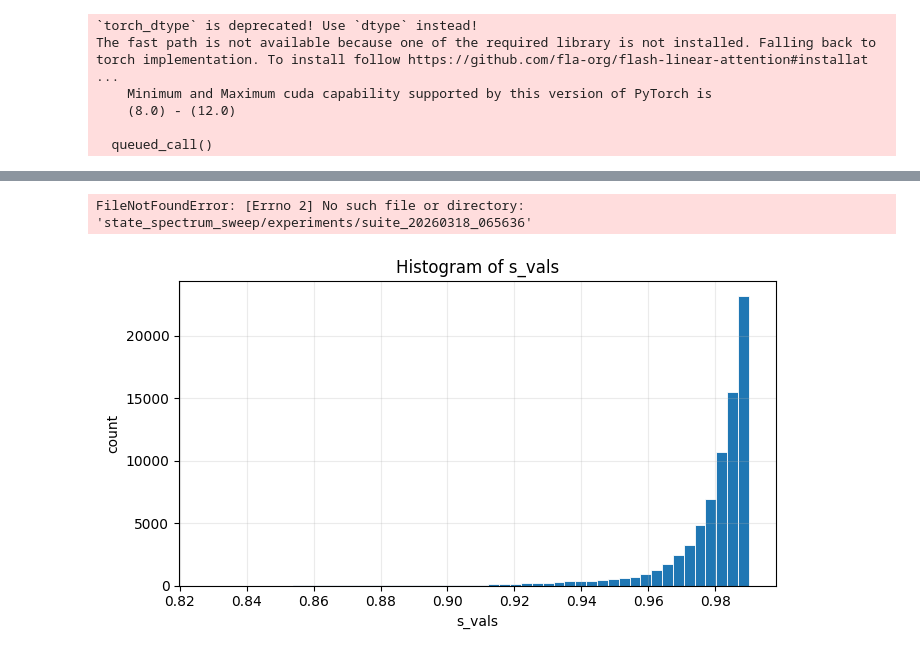
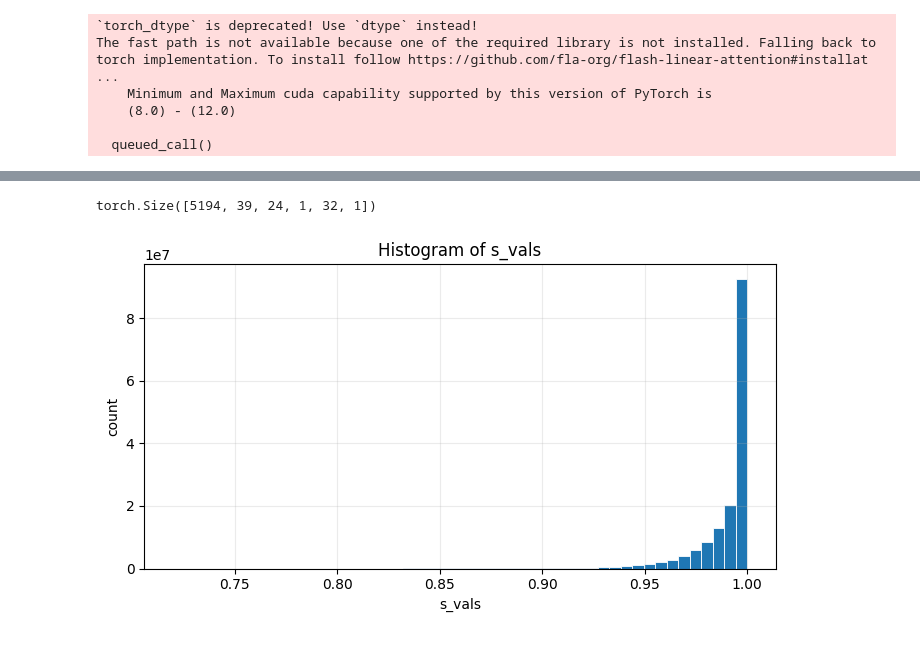
Before and after one commit to Teddygat0r/sssm-states, a Jupyter notebook: notebook.ipynb, the cells around one changed output, grey strips where cells are left out. Cells and saved outputs as stored; diff of their text form; code cells hidden in the pictures.

```diff
--- a/notebook.ipynb
+++ b/notebook.ipynb
@@ -115,40 +119,45 @@ s_vals = torch.flatten(s_energy)
 # %%
 import os
 
-os_dir = "state_spectrum_sweep/experiments/suite_20260318_065636"
+os_dir = "state_spectrum_sweep/experiments/mmlu_20260320_080025"
 os.listdir(os_dir)
 
 total_tensors = []
+expected_shape = (39, 24, 1, 32, 1)
 
 for file in os.listdir(os_dir):
     if file.endswith(".pt"):
         data = torch.load(os.path.join(os_dir, file))
+        if data.shape != expected_shape:
+            pad_size = expected_shape[0] - data.shape[0]
+            padding = (0, 0, 0, 0, 0, 0, 0, 0, 0, pad_size)
+            data = torch.nn.functional.pad(data, padding, mode='constant', value=-1)
         total_tensors.append(data)
 
 all_tensors = torch.stack(total_tensors, dim=0)
 all_tensors.shape
 # %% [output]
-FileNotFoundError: [Errno 2] No such file or directory: 'state_spectrum_sweep/experiments/suite_20260318_065636'
+torch.Size([5194, 39, 24, 1, 32, 1])
 # %%
 import numpy as np
 import matplotlib.pyplot as plt
 
 # Convert to a flat CPU numpy array (works for torch tensors and numpy arrays)
-if hasattr(s_vals, "detach"):
+if hasattr(all_tensors, "detach"):
     data = all_tensors.detach().float().cpu().numpy().ravel()
 else:
     data = np.asarray([torch.flatten(all_tensors)]).ravel()
 
-data = data[data < 0.99]
+data = data[data >= 0]
 data = data[np.isfinite(data)]
 
 plt.figure(figsize=(7, 4))
 plt.hist(data, bins=50, edgecolor="white", linewidth=0.6)
 plt.title("Histogram of s_vals")
 plt.xlabel("s_vals")
 plt.ylabel("count")
 plt.grid(alpha=0.25)
 plt.tight_layout()
 plt.show()
 # %% [output]
-[figure, old version]
+[figure, new version]
```
Also changed, not shown: parts of 14 cells of this notebook, 4 other files.
